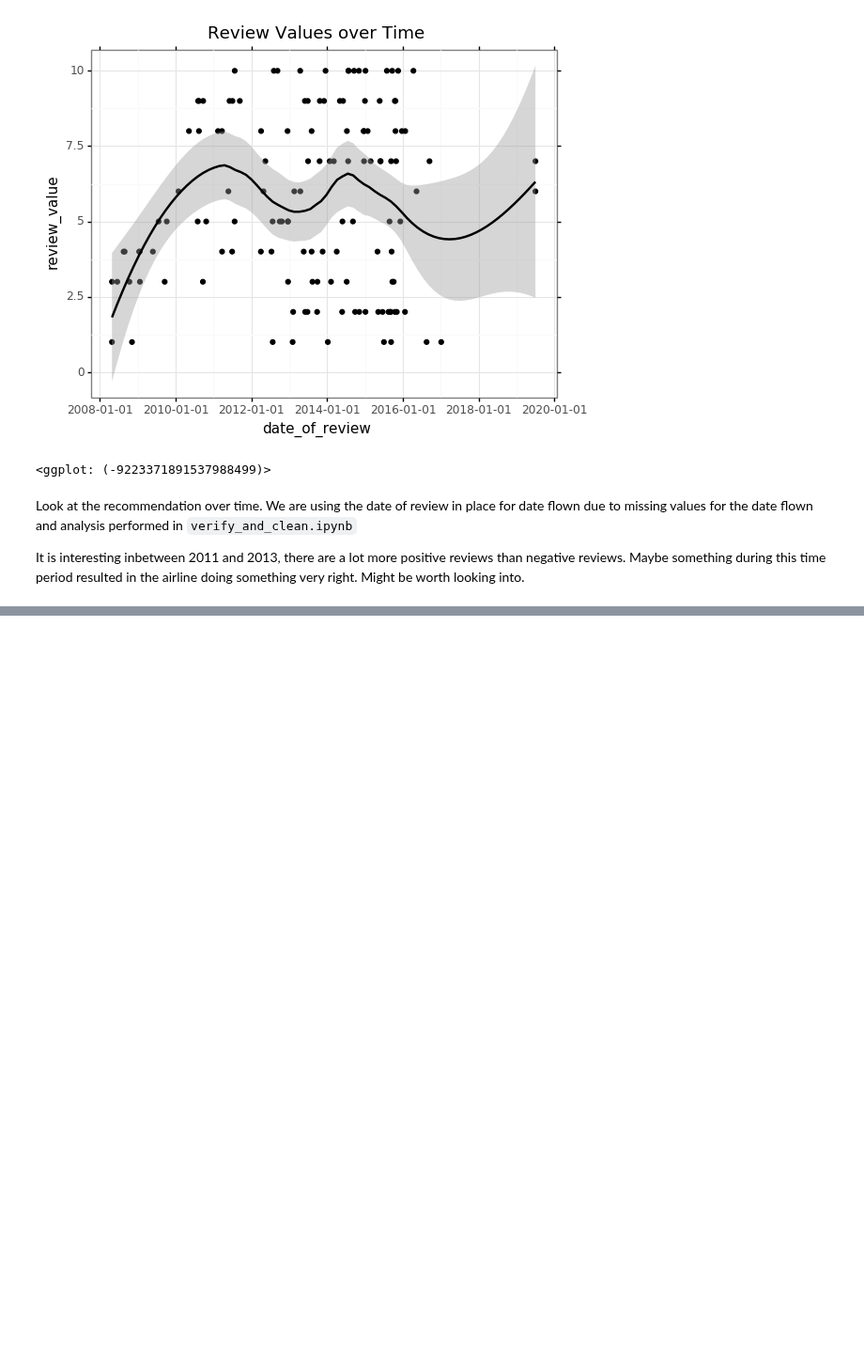
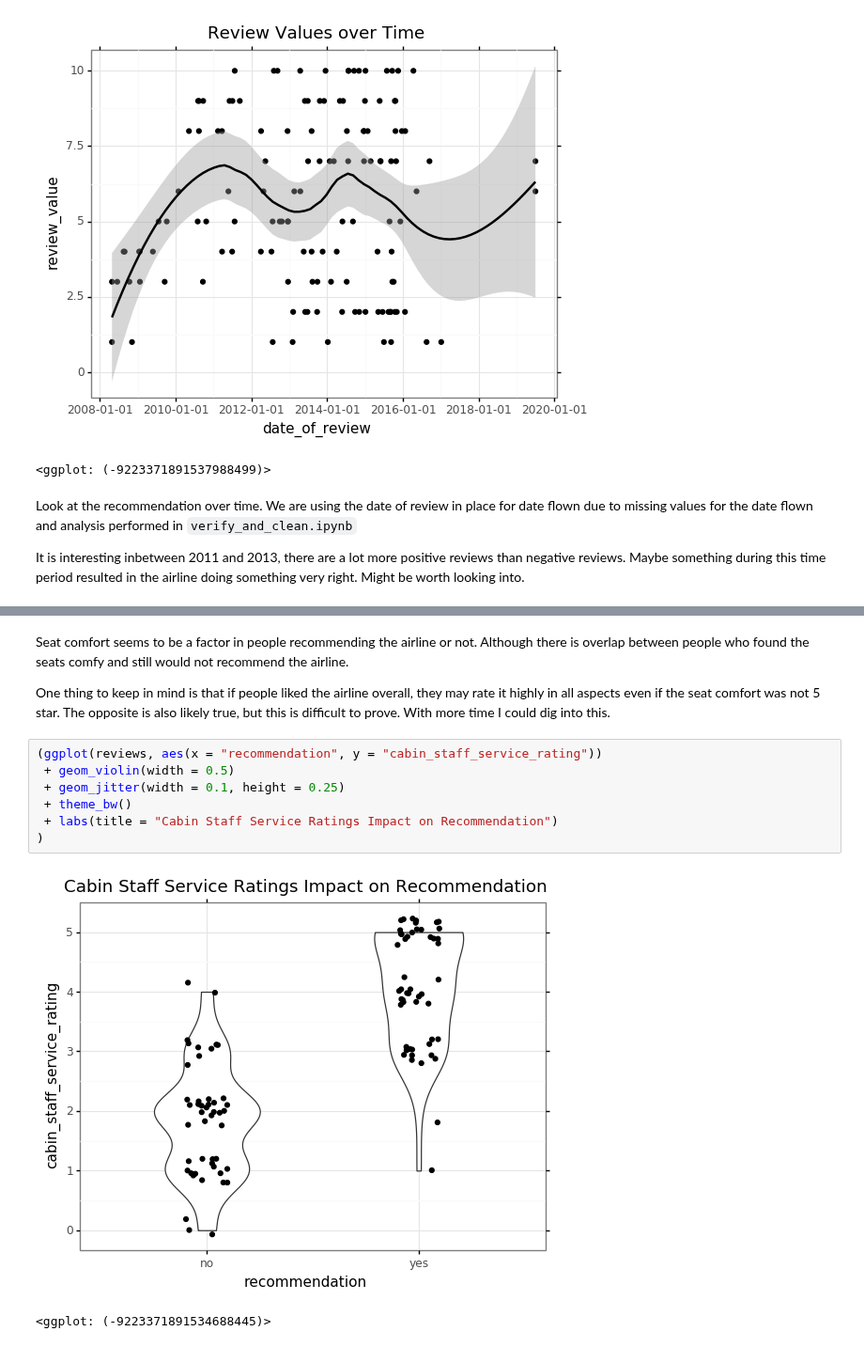
Before and after one commit to EvanYathon/airline_reviews, a Jupyter notebook: src/ipynbs/EDA.ipynb, the cells around one changed output, grey strips where cells are left out. Shown at 94% size. Cells and saved outputs as stored; diff of their text form; blank space fills up the shorter version.

```diff
--- a/src/ipynbs/EDA.ipynb
+++ b/src/ipynbs/EDA.ipynb
@@ -120,0 +161,14 @@ See the amount of reviews per date; if the 2011 to 2013 period is anomalous then
+# %% [markdown]
+Seat comfort seems to be a factor in people recommending the airline or not.  Although there is overlap between people who found the seats comfy and still would not recommend the airline.
+
+One thing to keep in mind is that if people liked the airline overall, they may rate it highly in all aspects even if the seat comfort was not 5 star.  The opposite is also likely true, but this is difficult to prove.  With more time I could dig into this.
+# %%
+(ggplot(reviews, aes(x = "recommendation", y = "cabin_staff_service_rating"))
+ + geom_violin(width = 0.5)
+ + geom_jitter(width = 0.1, height = 0.25)
+ + theme_bw()
+ + labs(title = "Cabin Staff Service Ratings Impact on Recommendation")
+)
+# %% [output]
+[figure, added]
+<ggplot: (-9223371891534688445)>
```
Also changed, not shown: parts of 12 cells of this notebook.
